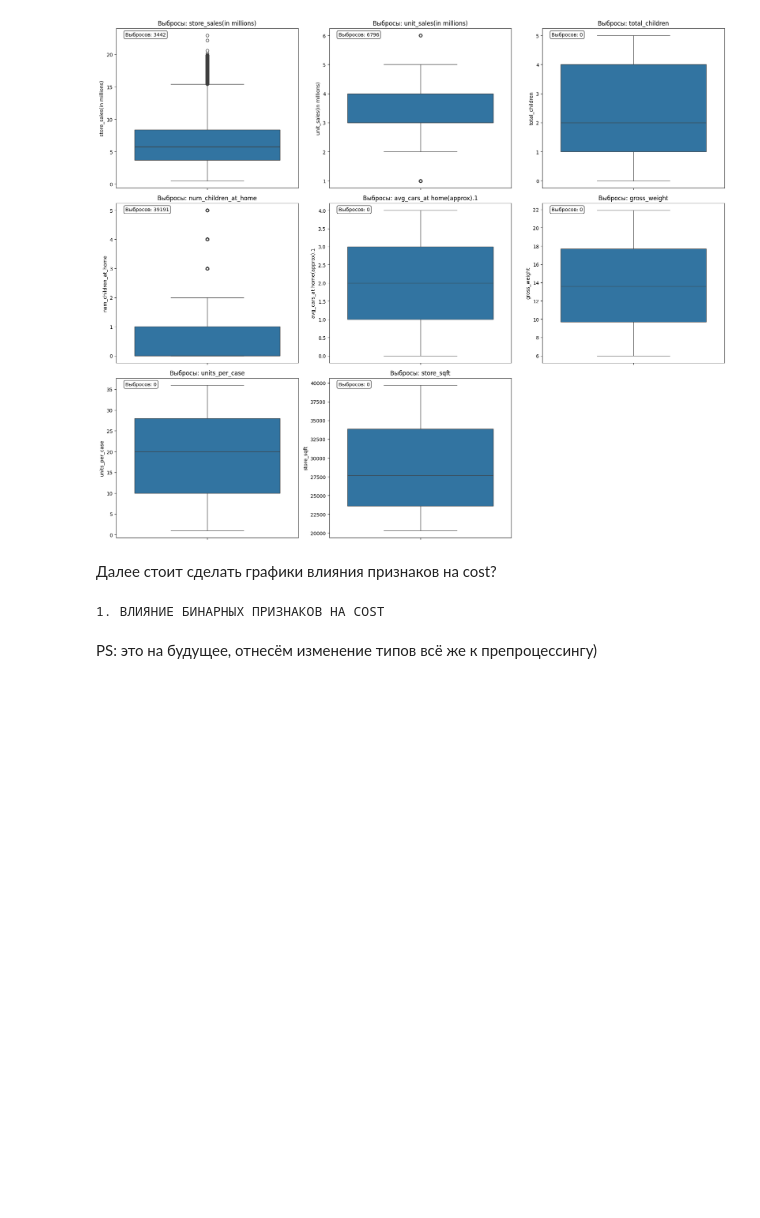
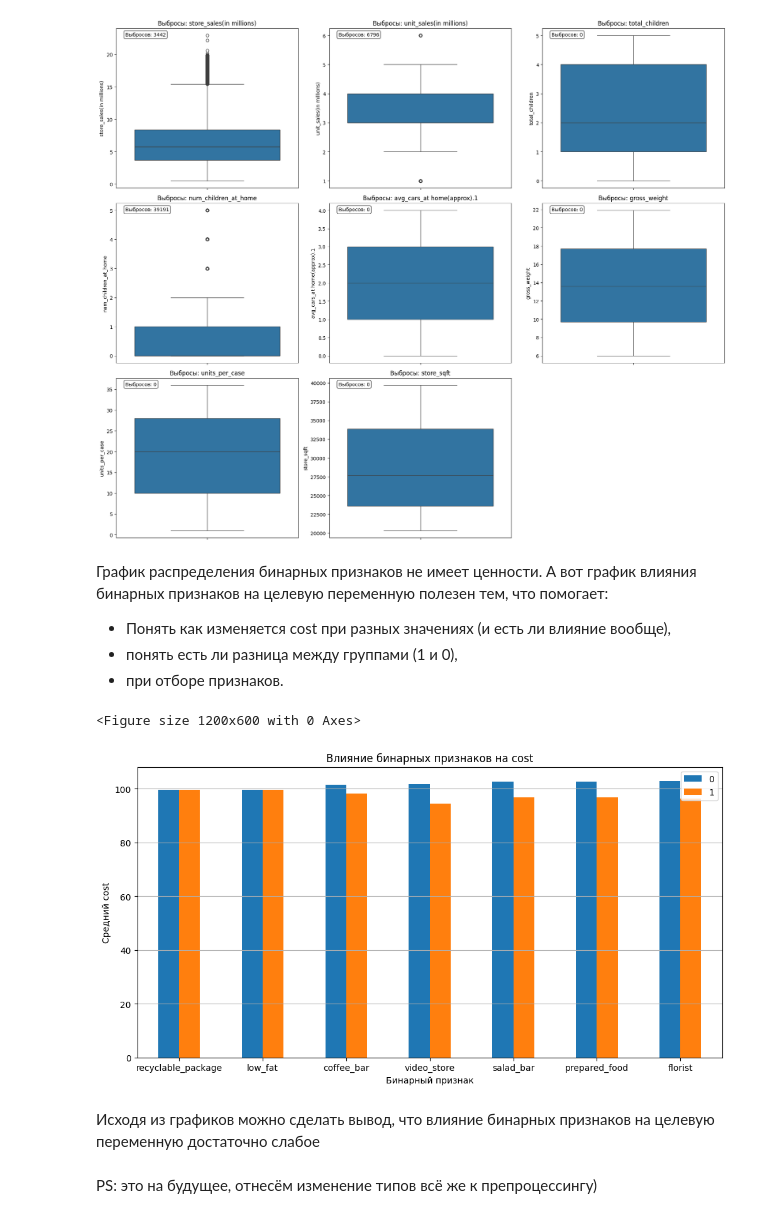
Before and after one commit to W1llAnn/Project_workshop_1s, a Jupyter notebook: notebooks/draft.ipynb, the cells around one changed output. Cells and saved outputs as stored; diff of their text form; code cells hidden in the pictures; blank space fills up the shorter version.

Commit message:
Добавил график влияния бинарных признаков на cost и выводы к графикам

```diff
--- a/notebooks/draft.ipynb
+++ b/notebooks/draft.ipynb
@@ -371,16 +375,42 @@ plt.show()
 # %% [output]
 [figure]
 # %% [markdown]
-Далее стоит сделать графики влияния признаков на cost?
+График распределения бинарных признаков не имеет ценности. А вот график влияния бинарных признаков на целевую переменную полезен тем, что помогает:
+* Понять как изменяется cost при разных значениях (и есть ли влияние вообще),
+* понять есть ли разница между группами (1 и 0),
+* при отборе признаков.
-# %%
-target = 'cost'
-
-# 2. Влияние бинарных признаков на cost
-print("\n1. ВЛИЯНИЕ БИНАРНЫХ ПРИЗНАКОВ НА COST")
-
-binary_features = ['recyclable_package', 'low_fat', "salad_bar", "prepared_food", "video_store", "florist", "coffee_bar"]
-# %% [output]
-1. ВЛИЯНИЕ БИНАРНЫХ ПРИЗНАКОВ НА COST
+# %%
+import matplotlib.pyplot as plt
+import pandas as pd
+
+
+target = 'cost'
+
+# ['recyclable_package', 'low_fat', "salad_bar", "prepared_food", "video_store", "florist", "coffee_bar"]
+binary_features = binary_cols = [col for col in df.columns if df[col].nunique() == 2 and col != 'cost']
+
+binary_cost_mean = {
+    col: df.groupby(col)['cost'].mean()
+    for col in binary_cols
+}
+
+binary_cost_df = pd.DataFrame(binary_cost_mean)
+
+plt.figure(figsize=(12, 6))
+binary_cost_df.T.plot(kind='bar', figsize=(12, 6))
+
+plt.title('Влияние бинарных признаков на cost')
+plt.xlabel('Бинарный признак')
+plt.ylabel('Средний cost')
+plt.xticks(rotation=0)
+plt.grid(axis='y')
+
+plt.show()
+# %% [output]
+<Figure size 1200x600 with 0 Axes>
+[figure, added]
+# %% [markdown]
+Исходя из графиков можно сделать вывод, что влияние бинарных признаков на целевую переменную достаточно слабое
 # %% [markdown]
 PS: это на будущее, отнесём изменение типов всё же к препроцессингу)
 # %%
```
Also changed, not shown: parts of 4 cells of this notebook.
